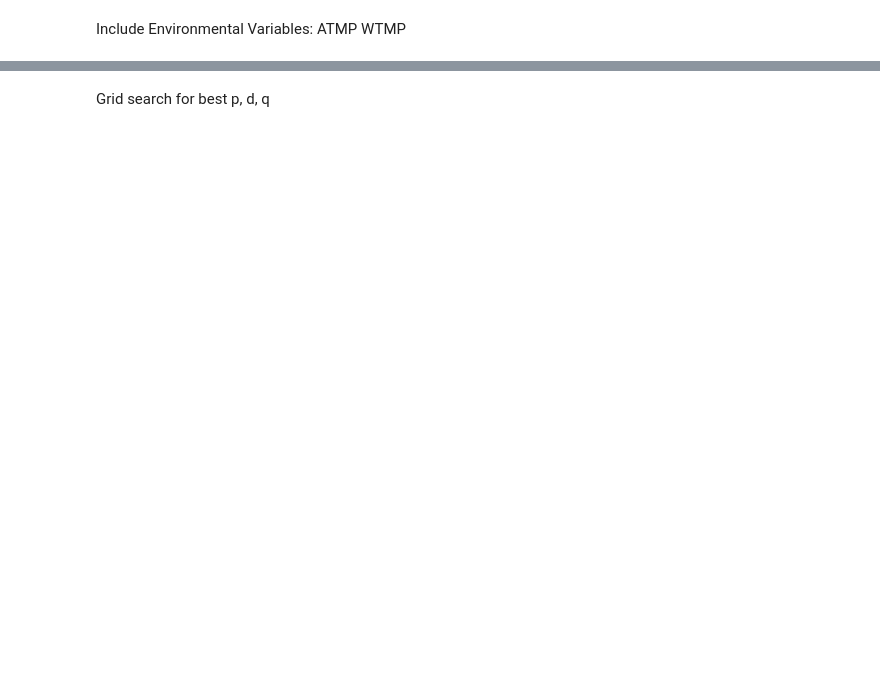
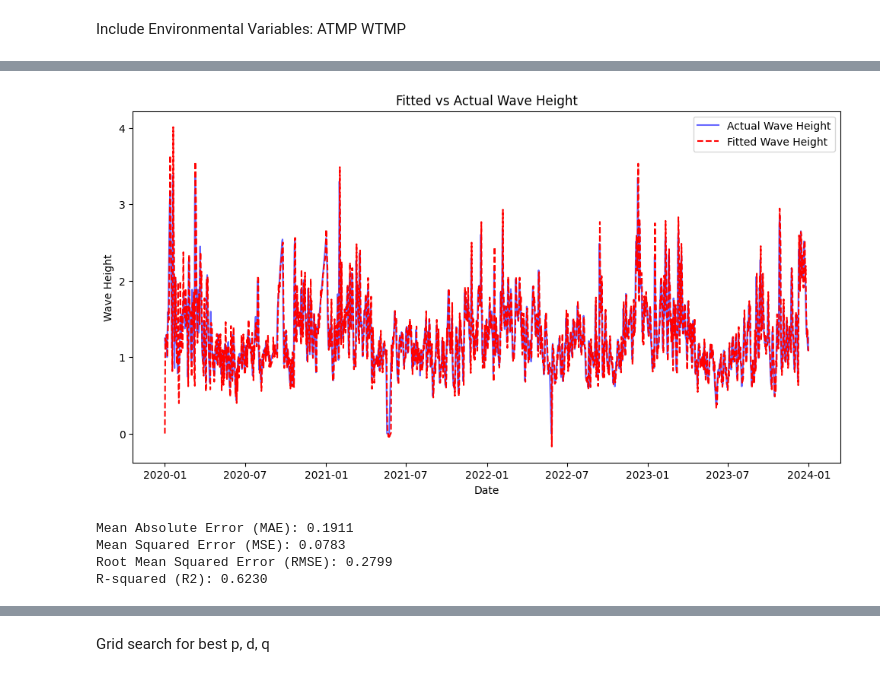
Before and after one commit to jason040510/CS506_Final_Project, a Jupyter notebook: ARIMA.ipynb, the cells around one changed output, grey strips where cells are left out. Cells and saved outputs as stored; diff of their text form; code cells hidden in the pictures; blank space fills up the shorter version.

```diff
--- a/ARIMA.ipynb
+++ b/ARIMA.ipynb
@@ -133,3 +256,44 @@ print(forecast)
+# %%
+# Assuming `model_fit` is your fitted SARIMA/SARIMAX model
+fitted_values = model_fit.fittedvalues
+
+# Plot actual values vs fitted values
+plt.figure(figsize=(12, 6))
+plt.plot(data.index, data['WVHT'], label='Actual Wave Height', color='blue', alpha=0.6)
+plt.plot(fitted_values, label='Fitted Wave Height', color='red', linestyle='--')
+plt.title('Fitted vs Actual Wave Height')
+plt.xlabel('Date')
+plt.ylabel('Wave Height')
+plt.legend()
+plt.show()
+# %% [output]
+[figure, added]
+# %%
+from sklearn.metrics import mean_absolute_error, mean_squared_error, r2_score
+import numpy as np
+
+# Actual values
+actual = data['WVHT']
+
+# Fitted values from the model
+fitted = model_fit.fittedvalues
+
+# Calculate metrics
+mae = mean_absolute_error(actual, fitted)
+mse = mean_squared_error(actual, fitted)
+rmse = np.sqrt(mse)
+r2 = r2_score(actual, fitted)
+
+# Print results
+print(f"Mean Absolute Error (MAE): {mae:.4f}")
+print(f"Mean Squared Error (MSE): {mse:.4f}")
+print(f"Root Mean Squared Error (RMSE): {rmse:.4f}")
+print(f"R-squared (R2): {r2:.4f}")
+# %% [output]
+Mean Absolute Error (MAE): 0.1911
+Mean Squared Error (MSE): 0.0783
+Root Mean Squared Error (RMSE): 0.2799
+R-squared (R2): 0.6230
 # %%
 import numpy as np
 
```
Also changed, not shown: parts of 11 cells of this notebook.
